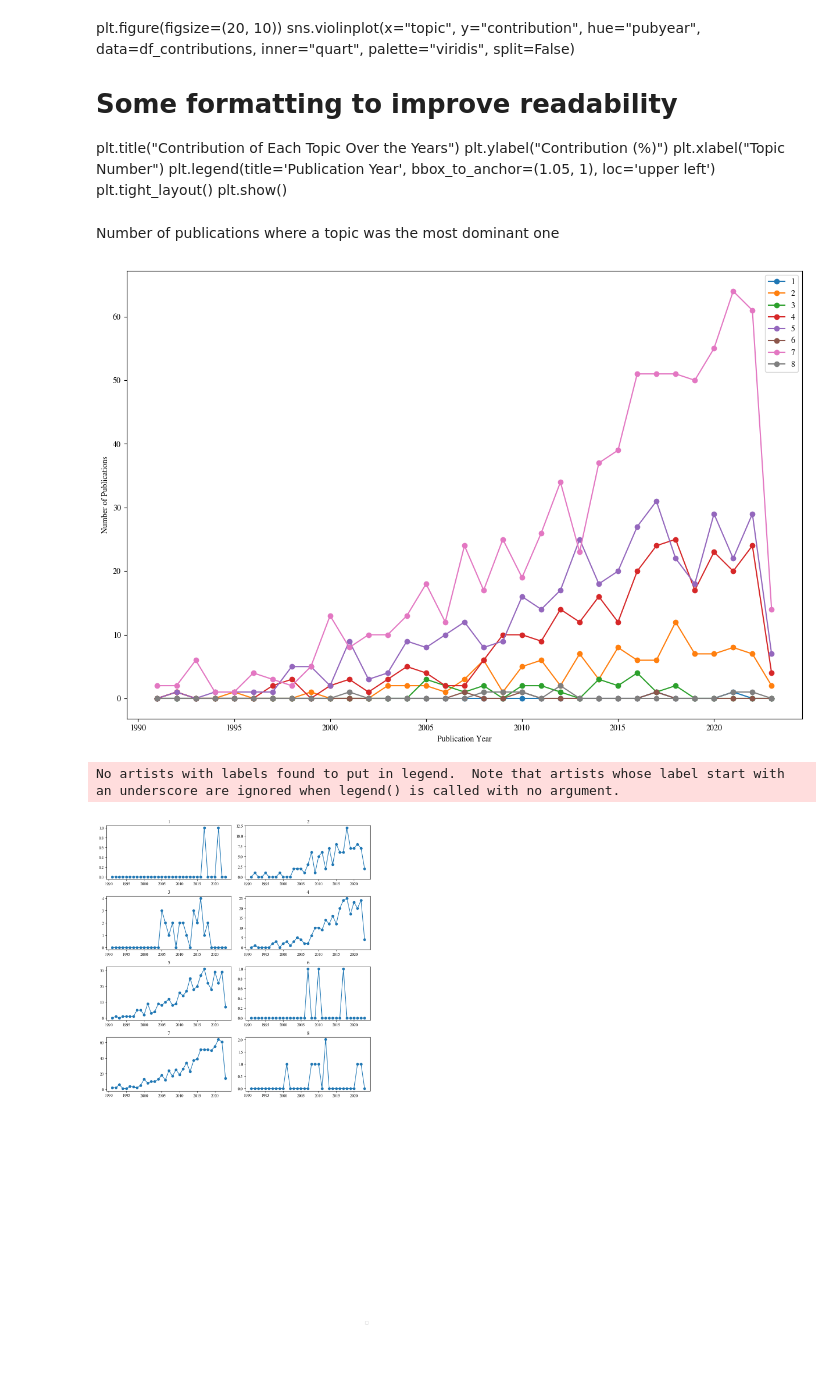
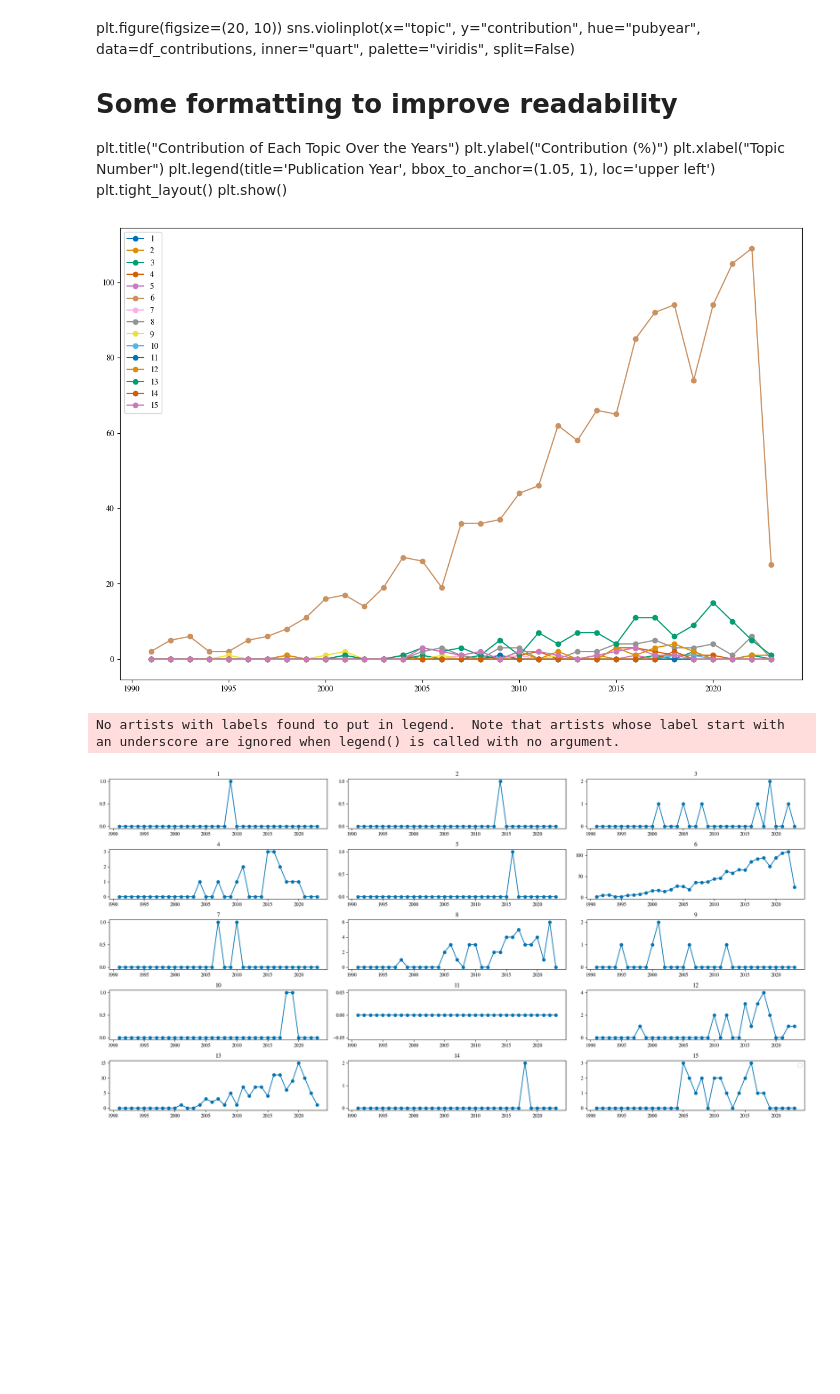
Before and after one commit to vivkow/MA_Neuro, a Jupyter notebook: LDA_topics.ipynb, the cells around one changed output. Cells and saved outputs as stored; diff of their text form; code cells hidden in the pictures; blank space fills up the shorter version.

Commit message:
Revert "Different topic numbers"
This reverts commit 11e70db65e815ae8ac1c49857a8c9e60a757410e.

```diff
--- a/LDA_topics.ipynb
+++ b/LDA_topics.ipynb
@@ -308,7 +313,7 @@ best_seed # 9 # 5
 **Model for num topics = 15 with seed = 9**
 # %%
 # Adjust limit after having found the best number of topics
-limit = 8+1 # best_num_topics + 1
+limit = best_num_topics + 1
 # %%
 model_list, coherence_values = compute_coherence_values_gensim_seed(id2word, corpus, lemmatized_words, limit=limit, start=2, step=1, seed=best_seed) # takes about 10 minutes
 # take care of the limit + 1 because range is exclusive!!!
@@ -538,8 +557,8 @@ yearly = (
 # %%
 fig, ax = plt.subplots(figsize=(15, 10))
 ax.plot(yearly, '-o', label='num of topics')
-ax.set_ylabel("Number of unique dominant topics")
-ax.set_xlabel("Publication year")
+ax.set_ylabel("Number of Topics occuring")
+ax.set_xlabel("Publication Year")
 
 plt.show()
 # %% [output]
@@ -630,7 +654,6 @@ for topic in range(model.num_topics):
 # %%
 n_rows = 8
 n_cols = 2
-total_plots = n_rows * n_cols
 
 fig, axes = plt.subplots(n_rows, n_cols, figsize=(20, 50), sharey=True)
 fig.tight_layout(pad=5.0)  # Add padding between subplots
@@ -650,12 +673,7 @@ for topic in range(model.num_topics):
     xticks = ax.get_xticks()
     ax.set_xticks(xticks[::n])  # show every nth tick
 
-for i in range(model.num_topics, total_plots): # Hide the remaining subplots
-    row = i // n_cols
-    col = i % n_cols
-    axes[row, col].axis('off')
-
-filename = "all_boxplots_8.png"
+filename = "all_boxplots.png"
 plt.savefig(filename, dpi=300)
 plt.show()
 #plt.close()
@@ -746,8 +766,8 @@ df_contributions = pd.DataFrame(all_contributions, columns=['pubyear', 'contribu
 # %% [markdown]
 **Number of articles per topic per year**
 # %%
-groups = ['1', '2', '3', '4', '5', '6', '7', '8']#, '9', '10',
-          #'11', '12', '13', '14', '15']
+groups = ['1', '2', '3', '4', '5', '6', '7', '8', '9', '10',
+          '11', '12', '13', '14', '15']
 # %%
 selected_num_topics = num_of_topics[max_index]
 # %%
@@ -921,36 +933,23 @@ plt.show()
-# %% [markdown]
-Number of publications where a topic was the most dominant one
 # %%
 fig = plt.subplots(figsize=(15, 10))
 for i in range(selected_num_topics):
     plt.plot(years, [c[i] for c in counts], '-o', label=f"{groups[i]}");
-plt.xlabel("Publication Year");
-plt.ylabel("Number of Publications");
 plt.legend();
 # %% [output]
-[figure, old version]
+[figure, new version]
 # %%
-fig, axes = plt.subplots(nrows=8, ncols=2, figsize=(10, 20)) # adjust according to number of topics
+fig, axes = plt.subplots(nrows=5, ncols=3, figsize=(20, 10)) # adjust according to number of topics
 flat_axes = axes.flatten()
 
 for i in range(selected_num_topics): # slightly changed in comparison to NG with flattened axes
     flat_axes[i].plot(years, [c[i] for c in counts], '-o')
     flat_axes[i].set_title(groups[i])
 flat_axes[-1].legend() # fig.legend(loc='upper right') for legend in one place
 plt.tight_layout()
-
-for i in range(model.num_topics, total_plots): # Hide the remaining subplots
-    row = i // n_cols
-    col = i % n_cols
-    axes[row, col].axis('off')
-
-filename = "contribution_singles.png"
-plt.savefig(filename, dpi=300)
-
 plt.show()
 # %% [output]
 No artists with labels found to put in legend.  Note that artists whose label start with an underscore are ignored when legend() is called with no argument.
-[figure, old version]
+[figure, new version]
 # %%
 subset_of_years = years[20:]
 # %%
```
Also changed, not shown: parts of 48 cells of this notebook, 14 other files.
